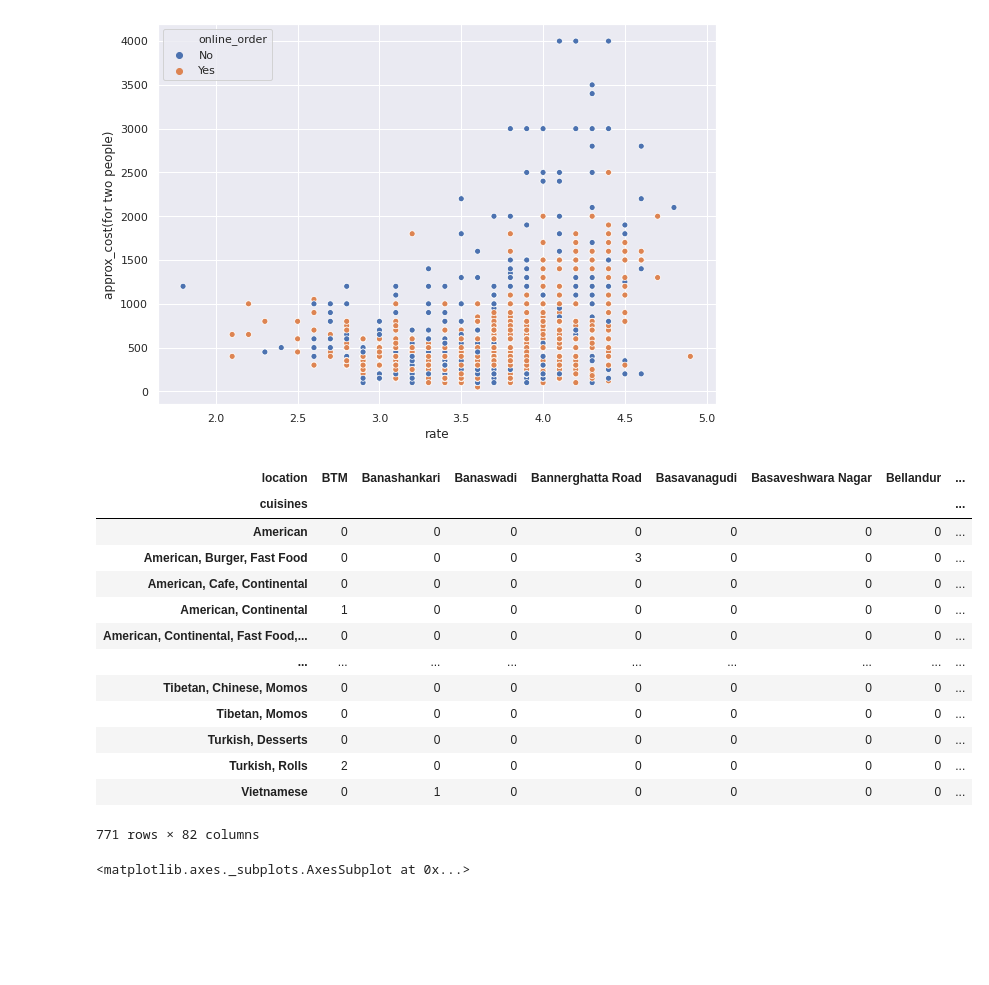
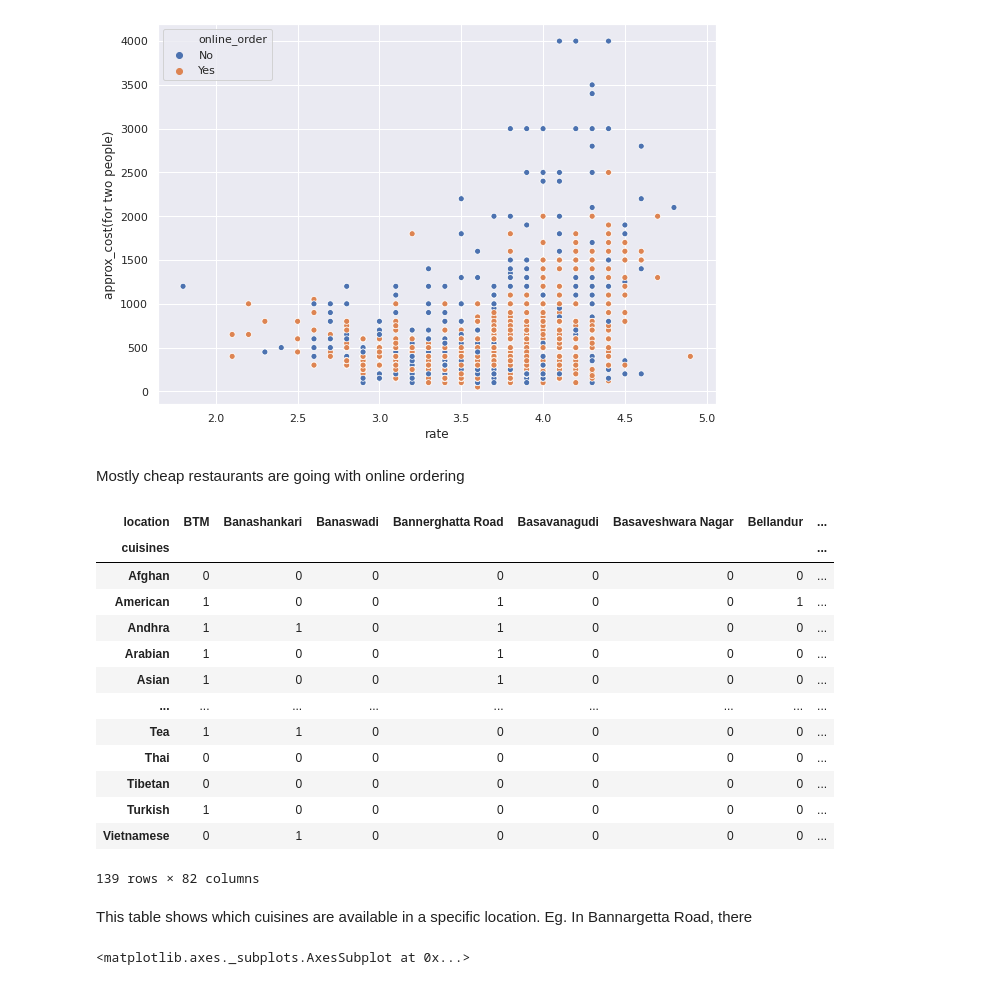
Before and after one commit to vicky-sai/Restaurant_EDA, a Jupyter notebook: 1_Restaurants_EDA.ipynb, the cells around one changed output. Drawn from its saved outputs; the diff is of its cells as text; code cells hidden in the pictures; blank space fills up the shorter version.

```diff
--- a/1_Restaurants_EDA.ipynb
+++ b/1_Restaurants_EDA.ipynb
@@ -223,24 +241,35 @@ sns.scatterplot(x="rate",y='approx_cost(for two people)',hue='online_order',data
 plt.show()
 # %% [output]
 [figure]
+# %% [markdown]
+Mostly cheap restaurants are going with online ordering
+# %%
+cl = []
+for c, l in zip(df['cuisines'],df['location']):
+    cui = c.split(',')
+    for j in cui:
+        cl.append([l, j])
 # %%
-table = pd.pivot_table(df,values='name', index='cuisines', columns='location', aggfunc='count', fill_value=0)
-table
+clh = pd.DataFrame(pd.DataFrame(cl,columns=['location','cuisines']).groupby(['cuisines','location']).size().reset_index())
+piv = pd.pivot_table(clh, values=0,index="cuisines", columns="location", aggfunc='count', fill_value=0)
+piv
 # %% [output]
 | location | BTM | Banashankari | Banaswadi | Bannerghatta Road | Basavanagudi | Basaveshwara Nagar | Bellandur | ... |
 | cuisines |  |  |  |  |  |  |  | ... |
-| American | 0 | 0 | 0 | 0 | 0 | 0 | 0 | ... |
-| American, Burger, Fast Food | 0 | 0 | 0 | 3 | 0 | 0 | 0 | ... |
-| American, Cafe, Continental | 0 | 0 | 0 | 0 | 0 | 0 | 0 | ... |
-| American, Continental | 1 | 0 | 0 | 0 | 0 | 0 | 0 | ... |
-| American, Continental, Fast Food,... | 0 | 0 | 0 | 0 | 0 | 0 | 0 | ... |
+| Afghan | 0 | 0 | 0 | 0 | 0 | 0 | 0 | ... |
+| American | 1 | 0 | 0 | 1 | 0 | 0 | 1 | ... |
+| Andhra | 1 | 1 | 0 | 1 | 0 | 0 | 0 | ... |
+| Arabian | 1 | 0 | 0 | 1 | 0 | 0 | 0 | ... |
+| Asian | 1 | 0 | 0 | 1 | 0 | 0 | 0 | ... |
 | ... | ... | ... | ... | ... | ... | ... | ... | ... |
-| Tibetan, Chinese, Momos | 0 | 0 | 0 | 0 | 0 | 0 | 0 | ... |
-| Tibetan, Momos | 0 | 0 | 0 | 0 | 0 | 0 | 0 | ... |
-| Turkish, Desserts | 0 | 0 | 0 | 0 | 0 | 0 | 0 | ... |
-| Turkish, Rolls | 2 | 0 | 0 | 0 | 0 | 0 | 0 | ... |
+| Tea | 1 | 1 | 0 | 0 | 0 | 0 | 0 | ... |
+| Thai | 0 | 0 | 0 | 0 | 0 | 0 | 0 | ... |
+| Tibetan | 0 | 0 | 0 | 0 | 0 | 0 | 0 | ... |
+| Turkish | 1 | 0 | 0 | 0 | 0 | 0 | 0 | ... |
 | Vietnamese | 0 | 1 | 0 | 0 | 0 | 0 | 0 | ... |
-771 rows × 82 columns
+139 rows × 82 columns
+# %% [markdown]
+This table shows which cuisines are available in a specific location. Eg. In Bannargetta Road, there
 # %%
 df.groupby('online_order').agg({'votes':'sum'}).plot(kind='bar')
 # %% [output]
```
Also changed, not shown: parts of 9 cells of this notebook.
